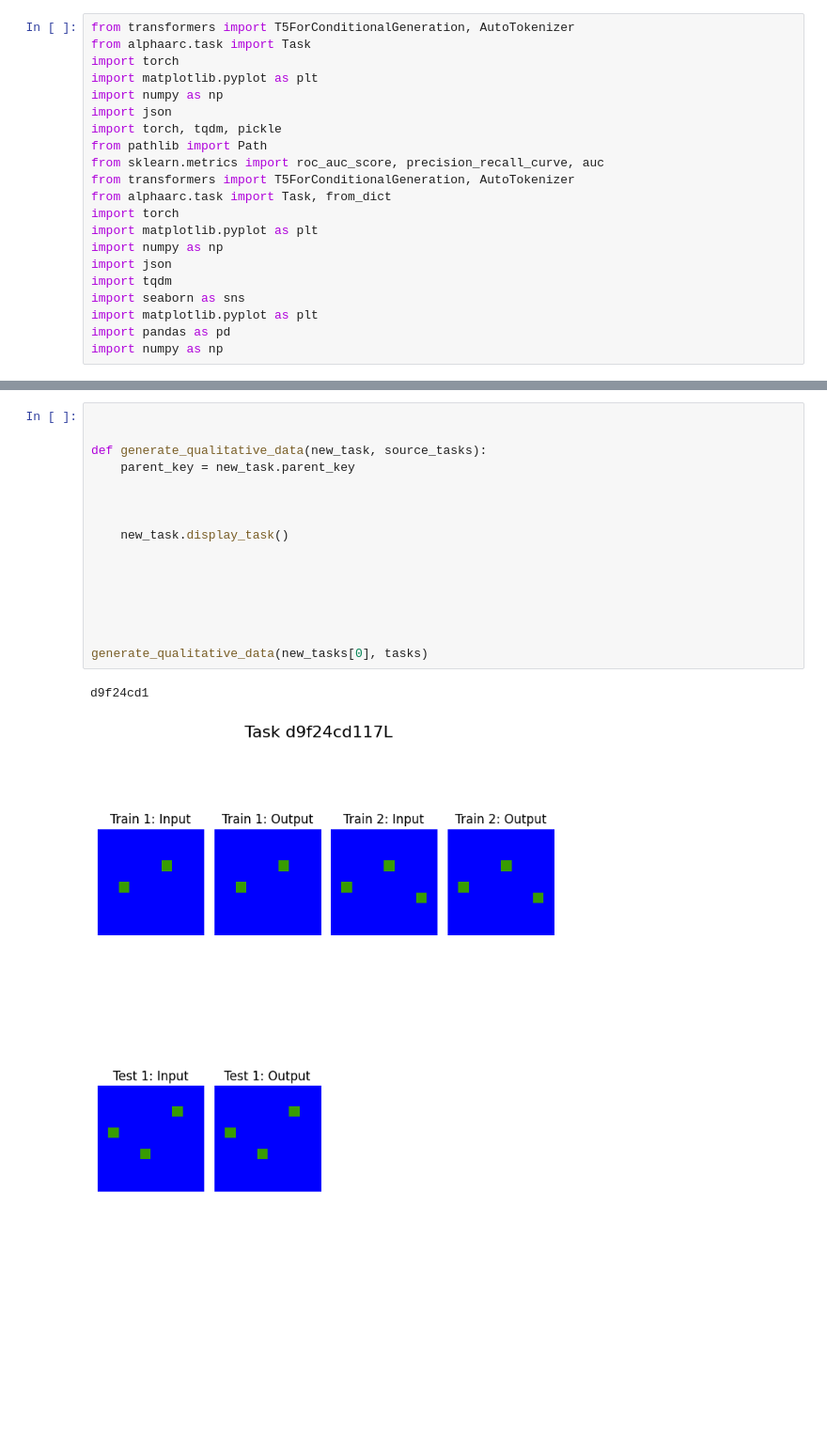
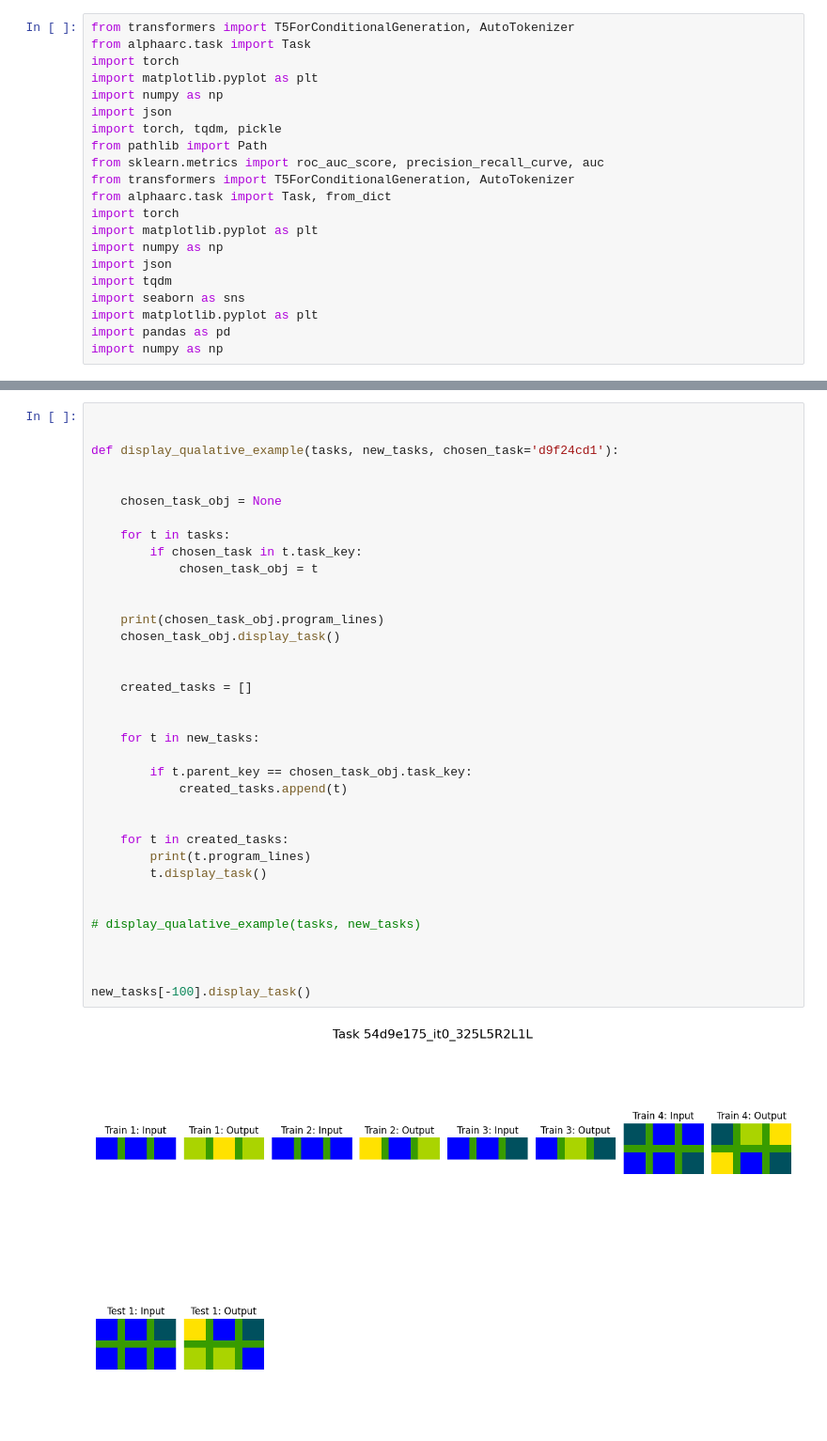
Before and after one commit to MGWSimpson/AlphaARC, a Jupyter notebook: analysis/task_creation.ipynb, the cells around one changed output, grey strips where cells are left out. Shown at 94% size. Cells and saved outputs as stored; diff of their text form; blank space fills up the shorter version.

```diff
--- a/analysis/task_creation.ipynb
+++ b/analysis/task_creation.ipynb
@@ -57,19 +216,38 @@ avg tasks generated: 2.05
-# %%
-
-
-def generate_qualitative_data(new_task, source_tasks):
-    parent_key = new_task.parent_key
-
-
-
-    new_task.display_task()
-
-
-
-
-
-
-generate_qualitative_data(new_tasks[0], tasks)
-# %% [output]
-d9f24cd1
-[figure, removed]
+# %%
+
+
+def display_qualative_example(tasks, new_tasks, chosen_task='d9f24cd1'):
+
+
+    chosen_task_obj = None
+
+    for t in tasks:
+        if chosen_task in t.task_key:
+            chosen_task_obj = t
+
+
+    print(chosen_task_obj.program_lines)
+    chosen_task_obj.display_task()
+
+
+    created_tasks = []
+
+
+    for t in new_tasks:
+
+        if t.parent_key == chosen_task_obj.task_key:
+            created_tasks.append(t)
+
+
+    for t in created_tasks:
+        print(t.program_lines)
+        t.display_task()
+
+
+# display_qualative_example(tasks, new_tasks)
+
+
+
+new_tasks[-100].display_task()
+# %% [output]
+[figure, added]
```
Also changed, not shown: parts of 15 cells of this notebook, 2 other files.
